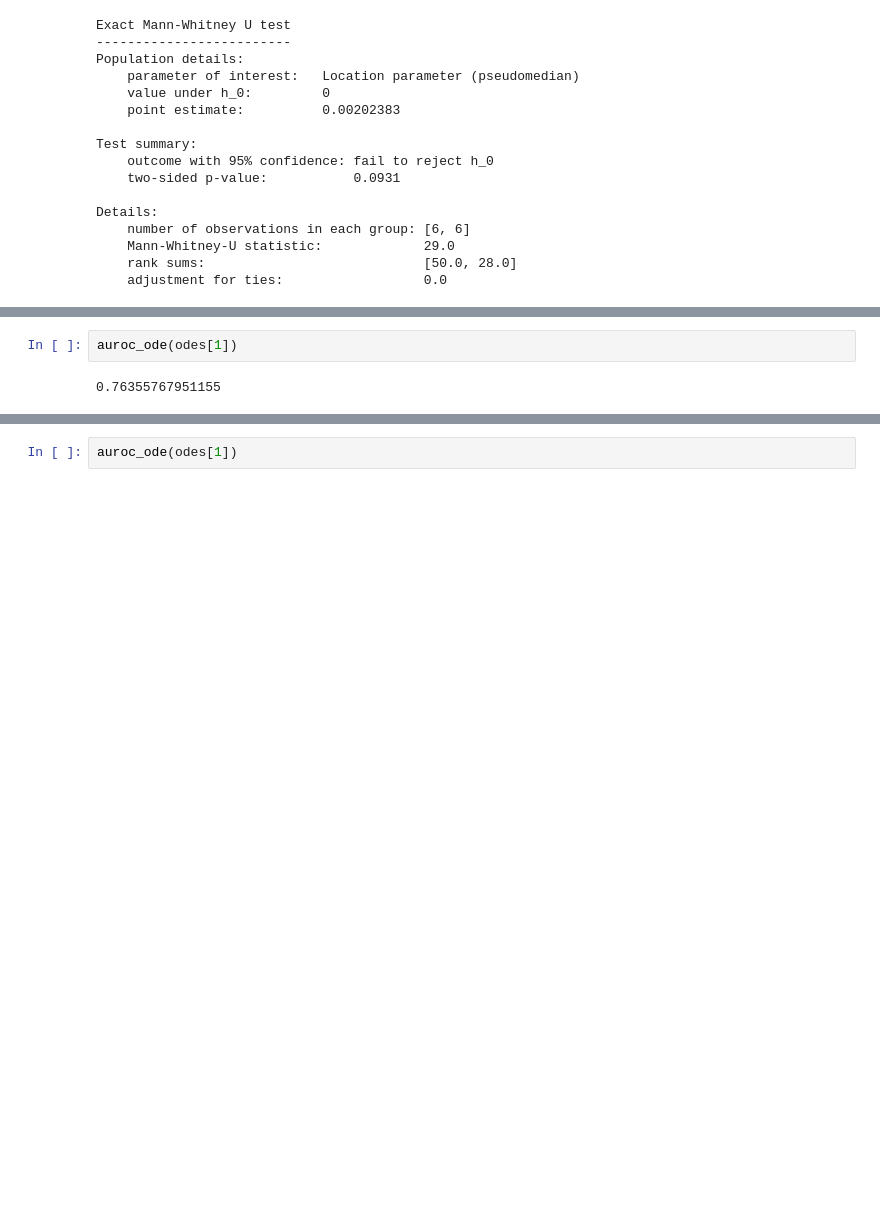
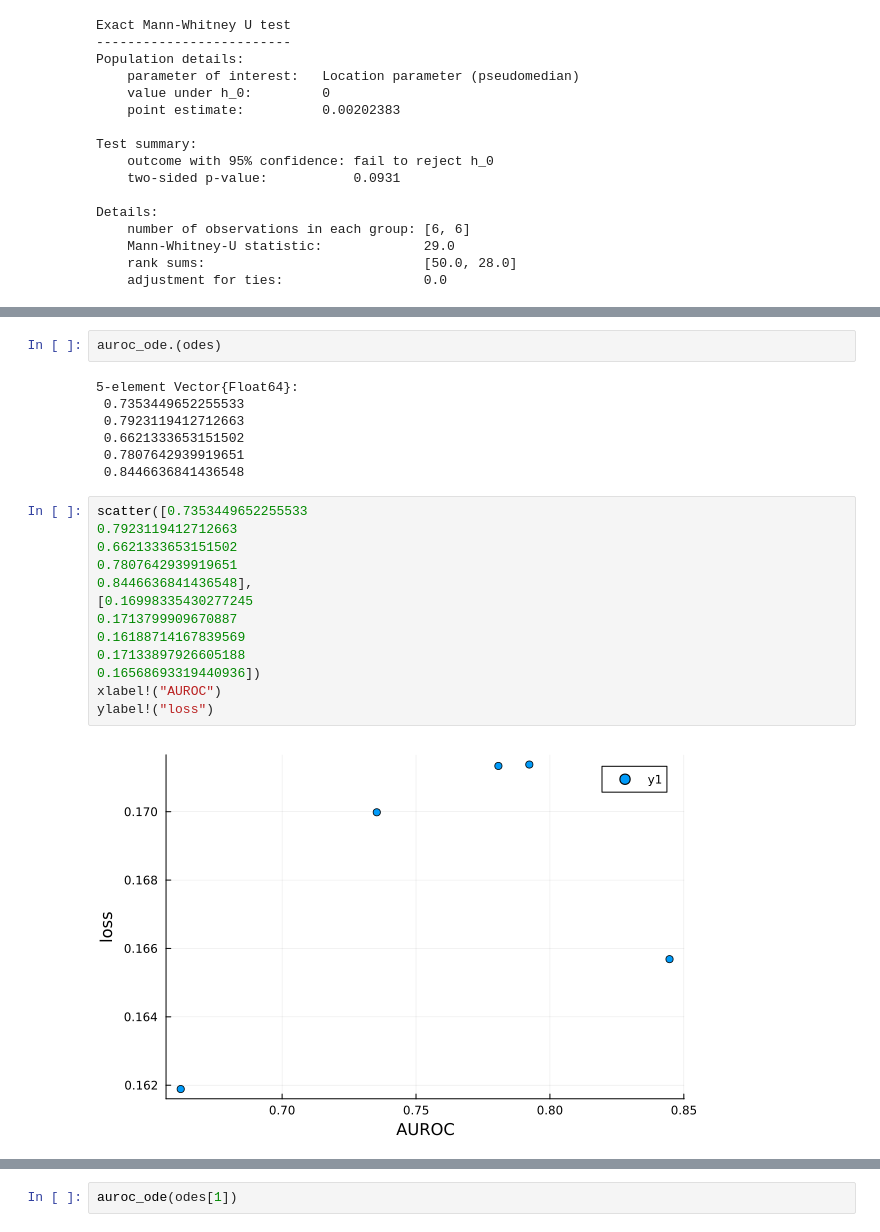
Before and after one commit to wilkieolin/phasor_julia, a Jupyter notebook: nn_comparison.ipynb, the cells around one changed output, grey strips where cells are left out. Saved outputs shown, nothing was run; the diff lists cells and outputs as text; blank space fills up the shorter version.

```diff
--- a/nn_comparison.ipynb
+++ b/nn_comparison.ipynb
@@ -366,4 +394,24 @@ odes = [load("trained_nns/ode_id_" * string(id) * "_epoch_10.jld2") for id in id
 # %%
-auroc_ode(odes[1])
+auroc_ode.(odes)
 # %% [output]
-0.76355767951155
+5-element Vector{Float64}:
+ 0.7353449652255533
+ 0.7923119412712663
+ 0.6621333653151502
+ 0.7807642939919651
+ 0.8446636841436548
+# %%
+scatter([0.7353449652255533
+0.7923119412712663
+0.6621333653151502
+0.7807642939919651
+0.8446636841436548],
+[0.16998335430277245
+0.1713799909670887
+0.16188714167839569
+0.17133897926605188
+0.16568693319440936])
+xlabel!("AUROC")
+ylabel!("loss")
+# %% [output]
+[figure, added]
```
Also changed, not shown: parts of 16 cells of this notebook, 2 other files.
